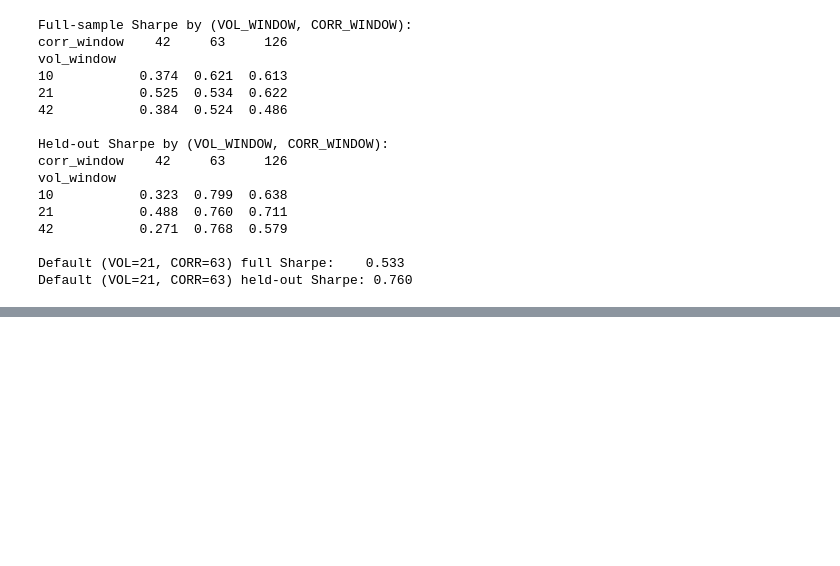
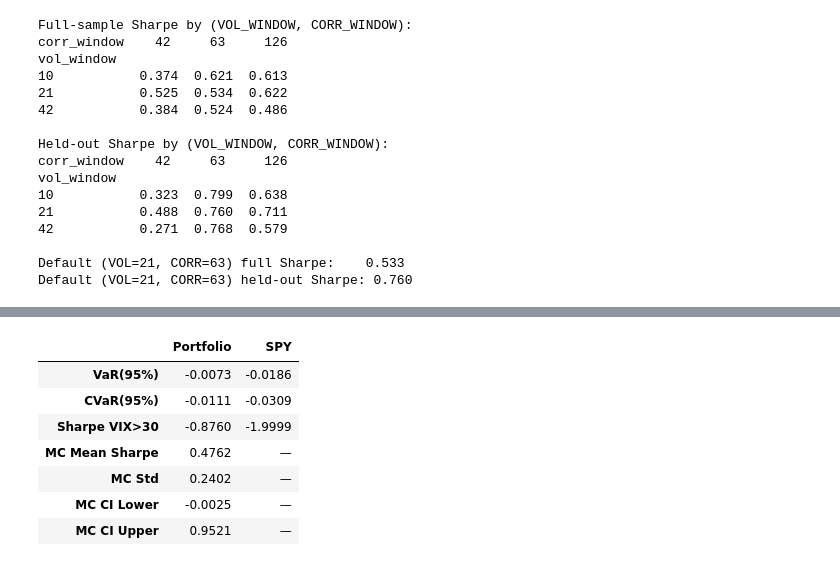
Before and after one commit to AbdelkrimCode/regime-adaptive-portfolio, a Jupyter notebook: notebooks/exploration.ipynb, the cells around one changed output, grey strips where cells are left out. Drawn from its saved outputs; the diff is of its cells as text; code cells hidden in the pictures; blank space fills up the shorter version.

```diff
--- a/notebooks/exploration.ipynb
+++ b/notebooks/exploration.ipynb
@@ -504,0 +647,60 @@ Default (VOL=21, CORR=63) held-out Sharpe: 0.760
+# %%
+import numpy as np
+import yfinance as yf
+from data.risk_free import fetch_risk_free
+
+backtest = pd.read_parquet(CFG['paths']['backtest_results'])
+returns_full = pd.read_parquet(CFG['paths']['returns'])
+rf = fetch_risk_free()
+
+port_returns = backtest['portfolio_return']
+spy_returns  = returns_full.loc[port_returns.index, 'SPY']
+
+CONFIDENCE = CFG['stress_test']['confidence']
+VIX_THRESHOLD = CFG['stress_test']['vix_threshold']
+N_SIM = CFG['stress_test']['n_simulations']
+
+var_port = float(np.percentile(port_returns, (1 - CONFIDENCE) * 100))
+var_spy  = float(np.percentile(spy_returns,  (1 - CONFIDENCE) * 100))
+cvar_port = float(port_returns[port_returns <= var_port].mean())
+cvar_spy  = float(spy_returns[spy_returns <= var_spy].mean())
+
+vix = yf.download('^VIX', start=port_returns.index.min(), end=port_returns.index.max(),
+                  progress=False, auto_adjust=True)['Close'].squeeze()
+vix = vix.reindex(port_returns.index).ffill()
+mask = vix > VIX_THRESHOLD
+
+def sharpe(rets, rf_series):
+    rf_a = rf_series.reindex(rets.index).ffill().fillna(0)
+    excess = rets - rf_a
+    return float(excess.mean() / excess.std() * np.sqrt(252)) if excess.std() > 0 else 0.0
+
+rng = np.random.default_rng(42)
+mc_sharpes = []
+for _ in range(N_SIM):
+    sampled = port_returns.sample(n=len(port_returns), replace=True, random_state=int(rng.integers(0, 1e6)))
+    rf_a = rf.reindex(port_returns.index).ffill().fillna(0).values
+    excess = sampled.values - rf_a
+    mc_sharpes.append(excess.mean() / excess.std() * np.sqrt(252) if excess.std() > 0 else 0.0)
+mc_sharpes = np.array(mc_sharpes)
+
+stress_results = pd.DataFrame({
+    'Portfolio': [round(var_port,4), round(cvar_port,4),
+                  round(sharpe(port_returns[mask], rf),4),
+                  round(mc_sharpes.mean(),4), round(mc_sharpes.std(),4),
+                  round(np.percentile(mc_sharpes,2.5),4), round(np.percentile(mc_sharpes,97.5),4)],
+    'SPY':       [round(var_spy,4), round(cvar_spy,4),
+                  round(sharpe(spy_returns[mask], rf),4),
+                  '—','—','—','—']
+}, index=['VaR(95%)', 'CVaR(95%)', f'Sharpe VIX>{VIX_THRESHOLD:.0f}',
+          'MC Mean Sharpe', 'MC Std', 'MC CI Lower', 'MC CI Upper'])
+stress_results
+# %% [output]
+|  | Portfolio | SPY |
+| VaR(95%) | -0.0073 | -0.0186 |
+| CVaR(95%) | -0.0111 | -0.0309 |
+| Sharpe VIX>30 | -0.8760 | -1.9999 |
+| MC Mean Sharpe | 0.4762 | — |
+| MC Std | 0.2402 | — |
+| MC CI Lower | -0.0025 | — |
+| MC CI Upper | 0.9521 | — |
```
Also changed, not shown: parts of 16 cells of this notebook.
